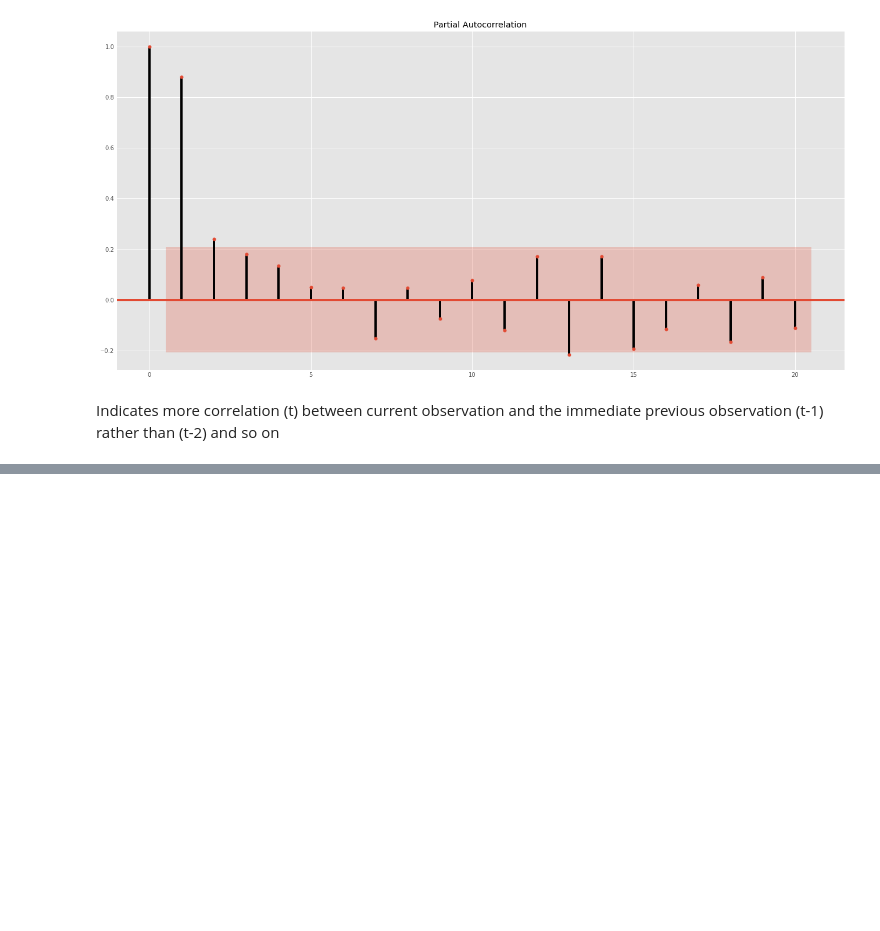
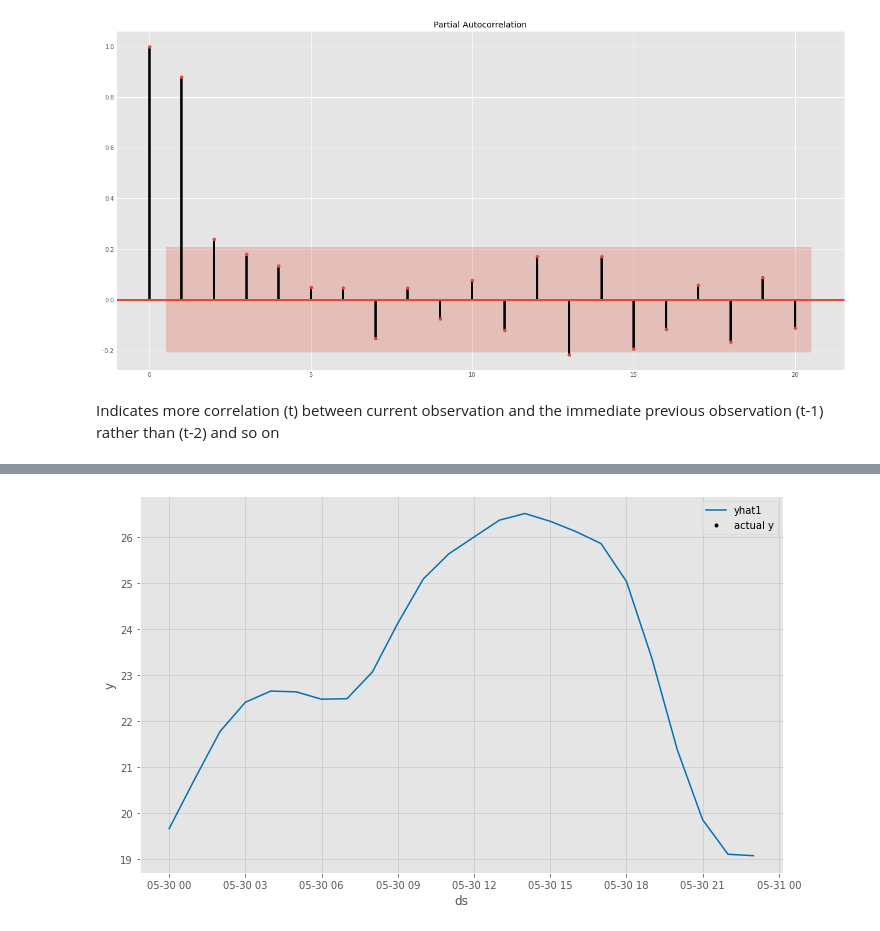
Before and after one commit to abhishekmani12/Kaggle, a Jupyter notebook: TimeSeries/Curve_Fitting.ipynb, the cells around one changed output, grey strips where cells are left out. Saved outputs shown, nothing was run; the diff lists cells and outputs as text; code cells hidden in the pictures; blank space fills up the shorter version.

```diff
--- a/TimeSeries/Curve_Fitting.ipynb
+++ b/TimeSeries/Curve_Fitting.ipynb
@@ -218,0 +454,17 @@ Indicates more correlation (t) between current observation and the immediate pre
+# %%
+df0=df0.dropna()
+
+cols  = ['co2_sp', 'dx_sp', 't_rail_min_sp', 't_grow_min_sp',
+        'assim_sp', 'scr_enrg_sp', 'scr_blck_sp', 't_heat_sp',
+        't_vent_sp', 'window_pos_lee_sp', 'water_sup_intervals_sp_min',
+        'int_blue_sp', 'int_red_sp', 'int_farred_sp',
+        'int_white_sp']
+
+estimator= Ridge()
+selector=RFE(estimator, n_features_to_select=3, step=1)
+
+selector=selector.fit(df0[cols], df0['Tair'])
+
+imp_cols= df0[cols].columns[selector.support_]
+
+print(imp_cols)
@@ -218,0 +559,13 @@ Indicates more correlation (t) between current observation and the immediate pre
+# %%
+#rename:
+df3 = df0[['time', 'Tair']].rename(columns={"time": "ds", "Tair": "y"})
+
+#Insantiation:
+pm = NeuralProphet(weekly_seasonality = False)
+
+#Train:
+pm.fit(df3, freq="H")
+
+#Forecast
+pred_df = pm.make_future_dataframe(df3, periods= 24)
+pred_df= pm.predict(pred_df)
@@ -218,0 +607,4 @@ Indicates more correlation (t) between current observation and the immediate pre
+# %%
+fig=pm.plot(pred_df)
+# %% [output]
+[figure, added]
```
Also changed, not shown: parts of 51 cells of this notebook.
